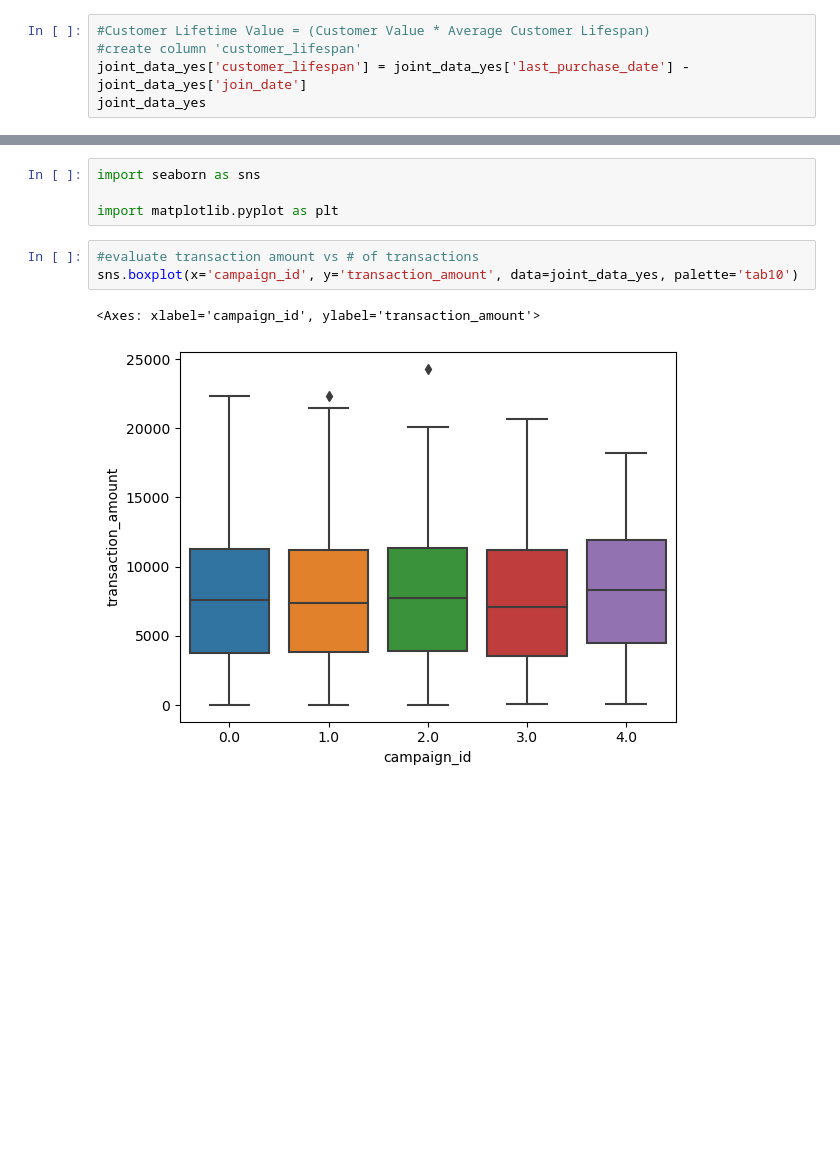
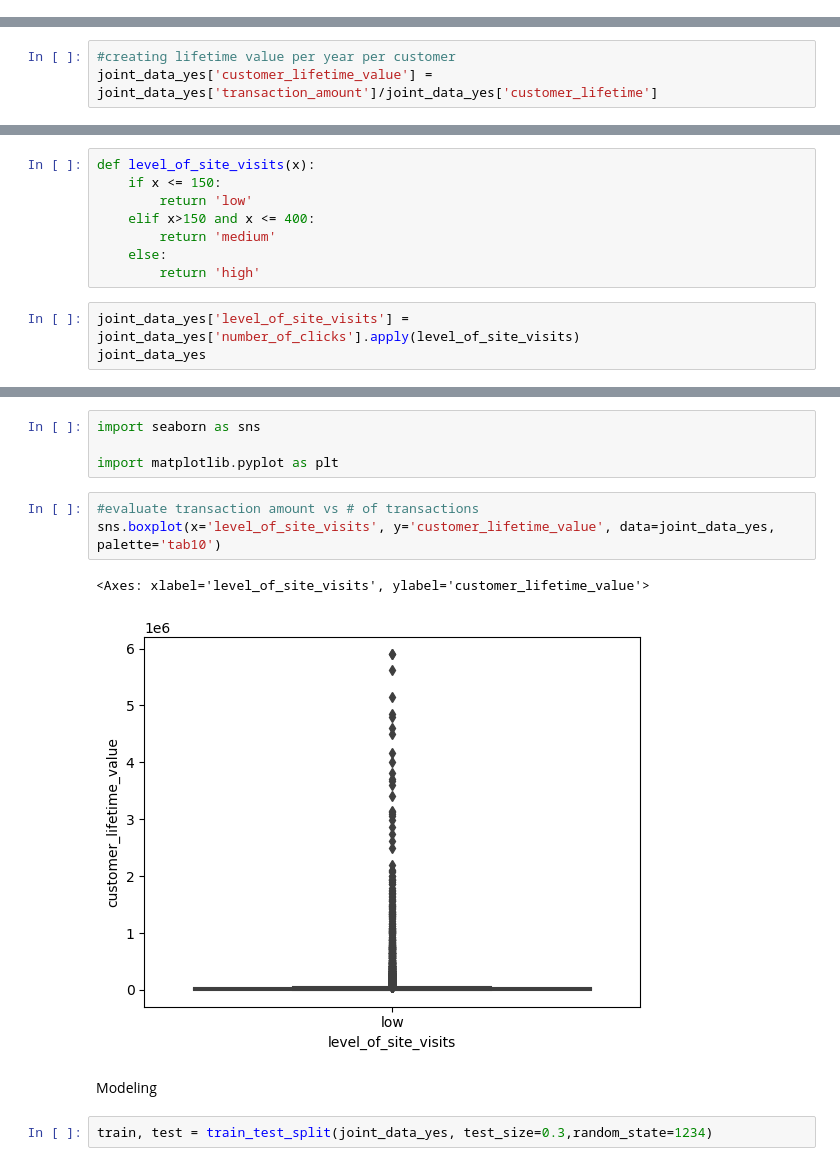
Before and after one commit to qmdismnp/Schulich_DS_MBAN, a Jupyter notebook: assignment 2.ipynb, the cells around one changed output, grey strips where cells are left out. Saved outputs shown, nothing was run; the diff lists cells and outputs as text; blank space fills up the shorter version.

```diff
--- a/assignment 2.ipynb
+++ b/assignment 2.ipynb
@@ -353,5 +351,0 @@ joint_data_yes
-# %%
-#Customer Lifetime Value = (Customer Value * Average Customer Lifespan)
-#create column 'customer_lifespan'
-joint_data_yes['customer_lifespan'] = joint_data_yes['last_purchase_date'] - joint_data_yes['join_date']
-joint_data_yes
@@ -374,0 +364,3 @@ def
+# %%
+#creating lifetime value per year per customer
+joint_data_yes['customer_lifetime_value'] = joint_data_yes['transaction_amount']/joint_data_yes['customer_lifetime']
@@ -374,0 +384,11 @@ def
+# %%
+def level_of_site_visits(x):
+    if x <= 150:
+        return 'low'
+    elif x>150 and x <= 400:
+        return 'medium'
+    else:
+        return 'high'
+# %%
+joint_data_yes['level_of_site_visits'] = joint_data_yes['number_of_clicks'].apply(level_of_site_visits)
+joint_data_yes
@@ -378,7 +413,11 @@ import seaborn as sns
 import matplotlib.pyplot as plt
 # %%
 #evaluate transaction amount vs # of transactions
-sns.boxplot(x='campaign_id', y='transaction_amount', data=joint_data_yes, palette='tab10')
+sns.boxplot(x='level_of_site_visits', y='customer_lifetime_value', data=joint_data_yes, palette='tab10')
 # %% [output]
-<Axes: xlabel='campaign_id', ylabel='transaction_amount'>
+<Axes: xlabel='level_of_site_visits', ylabel='customer_lifetime_value'>
-[figure, old version]
+[figure, new version]
+# %% [markdown]
+Modeling
+# %%
+train, test = train_test_split(joint_data_yes, test_size=0.3,random_state=1234)
```
Also changed, not shown: parts of 14 cells of this notebook.
